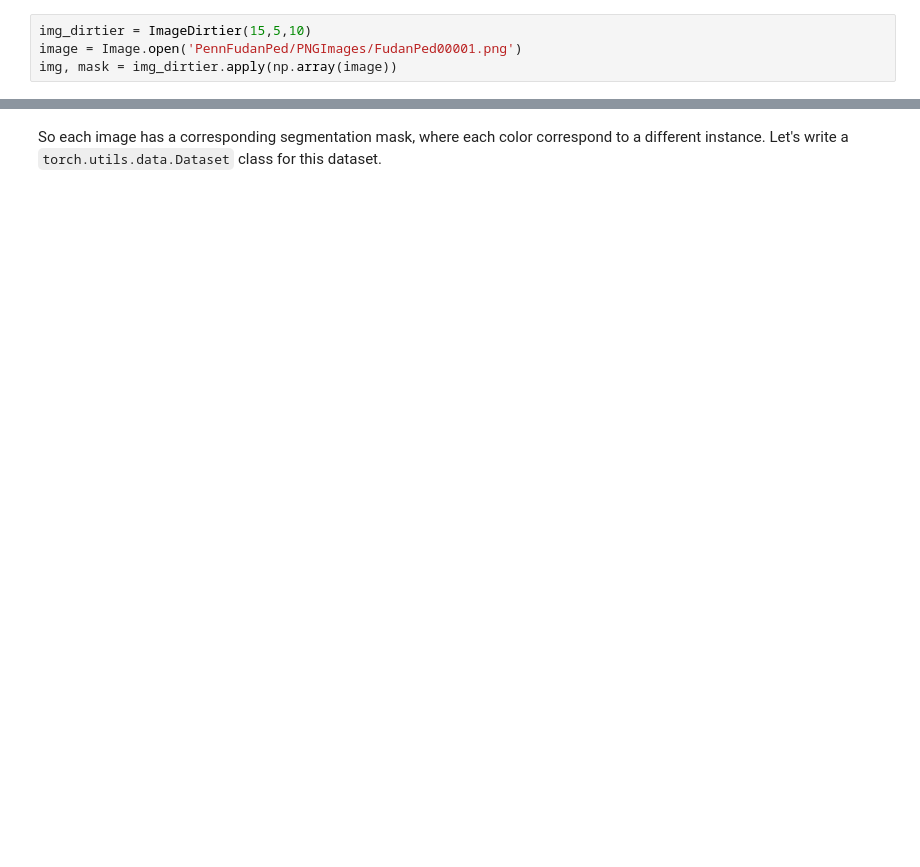
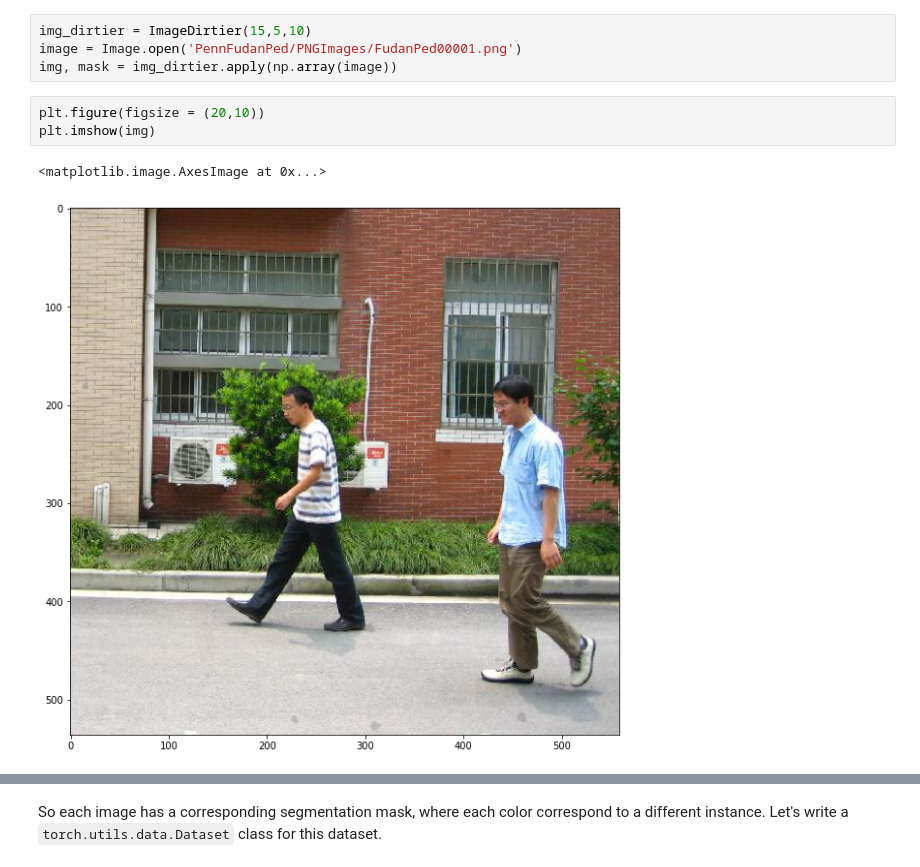
Before and after one commit to Sumered/DeepLearningProjects, a Jupyter notebook: DirtSpots.ipynb, the cells around one changed output, grey strips where cells are left out. Saved outputs shown, nothing was run; the diff lists cells and outputs as text; blank space fills up the shorter version.

```diff
--- a/DirtSpots.ipynb
+++ b/DirtSpots.ipynb
@@ -160,3 +163,9 @@ Image.open('PennFudanPed/PNGImages/FudanPed00001.png')
 img_dirtier = ImageDirtier(15,5,10)
 image = Image.open('PennFudanPed/PNGImages/FudanPed00001.png')
 img, mask = img_dirtier.apply(np.array(image))
+# %%
+plt.figure(figsize = (20,10))
+plt.imshow(img)
+# %% [output]
+<matplotlib.image.AxesImage at 0x...>
+[figure, added]
```
Also changed, not shown: parts of 24 cells of this notebook, 4 other files.
